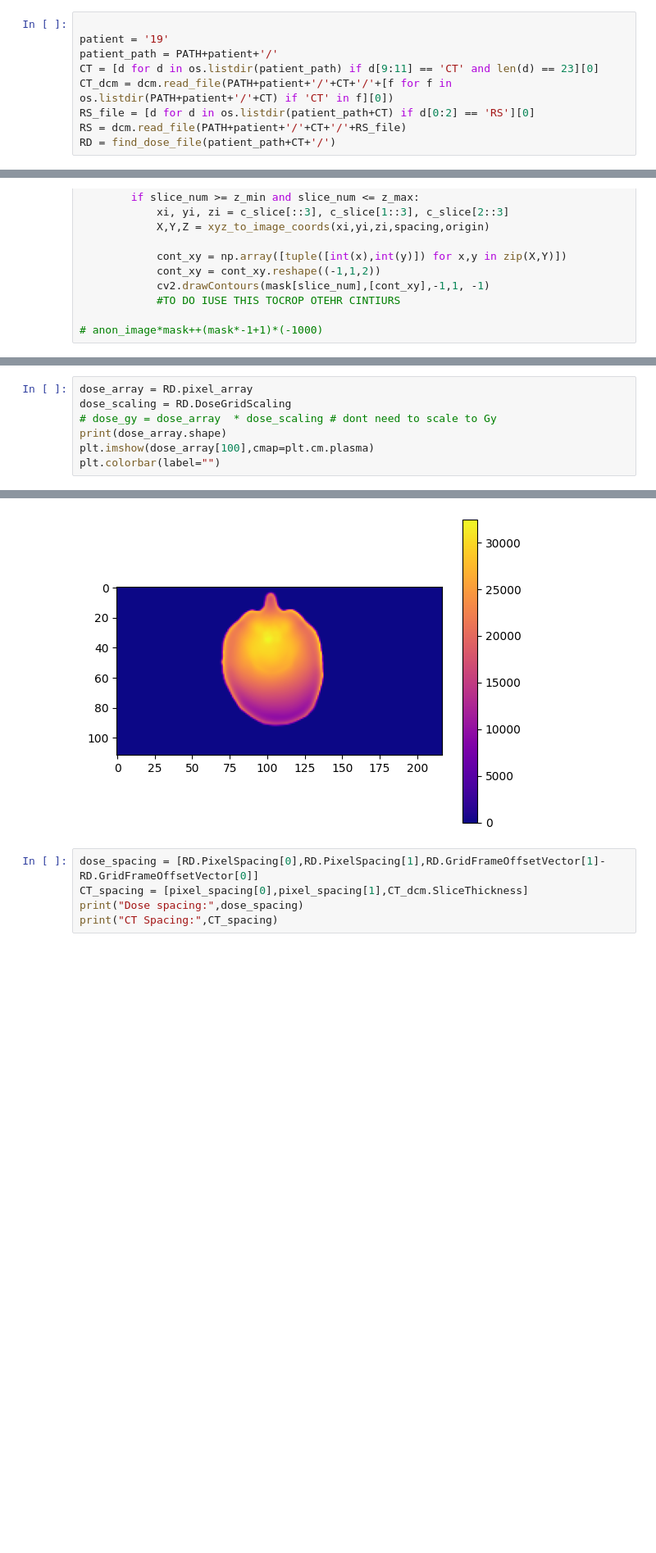
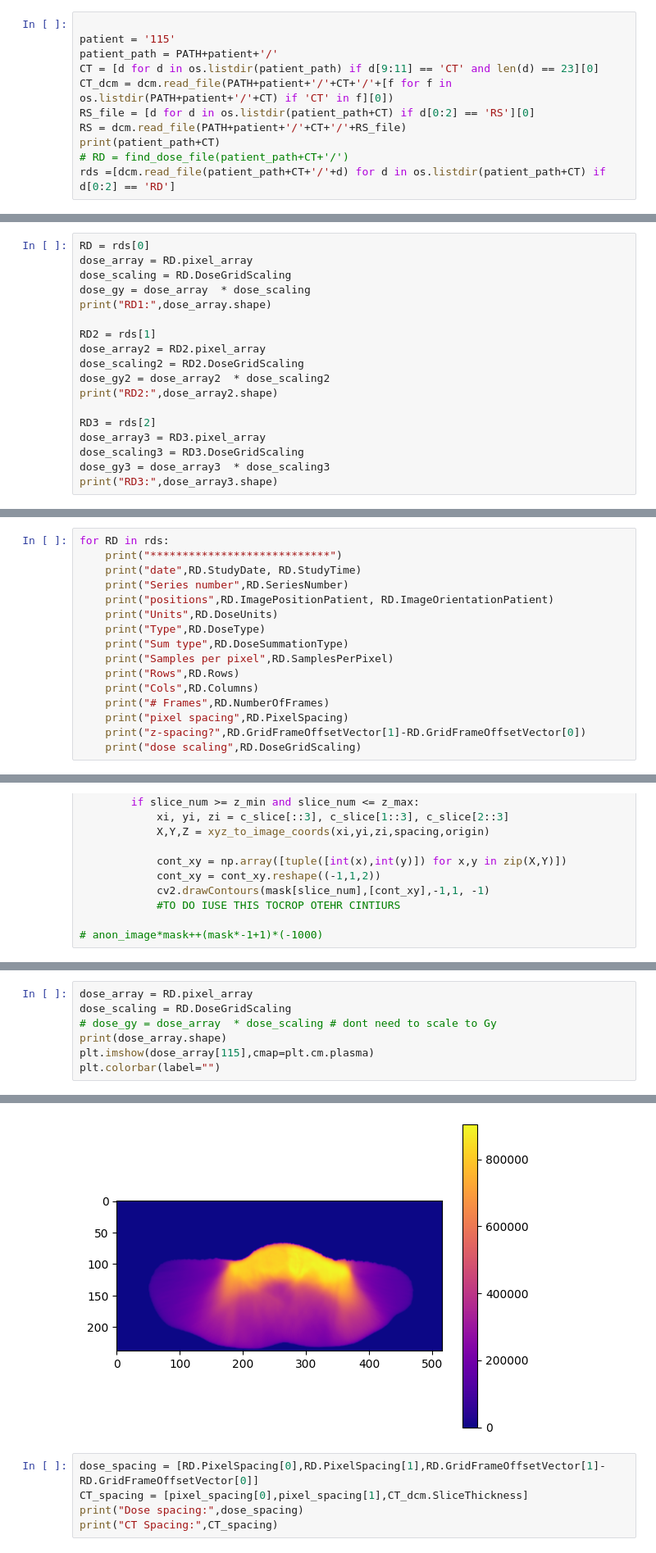
Before and after one commit to kildealab/defaceRT, a Jupyter notebook: Deface Dose Map Tests.ipynb, the cells around one changed output, grey strips where cells are left out. Shown at 82% size. Drawn from its saved outputs; the diff is of its cells as text; blank space fills up the shorter version.

```diff
--- a/Deface Dose Map Tests.ipynb
+++ b/Deface Dose Map Tests.ipynb
@@ -172,10 +172,12 @@ def resize_dose_map_3D(dose_map,new_size, spacing, new_origin, old_origin,defaul
 PATH = '/mnt/iDriveShare/Kayla/CBCT_images/kayla_extracted/' # Path to patient files
 # %%
 
-patient = '19'
+patient = '115'
 patient_path = PATH+patient+'/'
 CT = [d for d in os.listdir(patient_path) if d[9:11] == 'CT' and len(d) == 23][0]
 CT_dcm = dcm.read_file(PATH+patient+'/'+CT+'/'+[f for f in os.listdir(PATH+patient+'/'+CT) if 'CT' in f][0])
 RS_file = [d for d in os.listdir(patient_path+CT) if d[0:2] == 'RS'][0]
 RS = dcm.read_file(PATH+patient+'/'+CT+'/'+RS_file)
-RD = find_dose_file(patient_path+CT+'/')
+print(patient_path+CT)
+# RD = find_dose_file(patient_path+CT+'/')
+rds =[dcm.read_file(patient_path+CT+'/'+d) for d in os.listdir(patient_path+CT) if d[0:2] == 'RD']
@@ -190,0 +186,18 @@ img_slice = 100
+# %%
+RD = rds[0]
+dose_array = RD.pixel_array
+dose_scaling = RD.DoseGridScaling
+dose_gy = dose_array  * dose_scaling
+print("RD1:",dose_array.shape)
+
+RD2 = rds[1]
+dose_array2 = RD2.pixel_array
+dose_scaling2 = RD2.DoseGridScaling
+dose_gy2 = dose_array2  * dose_scaling2
+print("RD2:",dose_array2.shape)
+
+RD3 = rds[2]
+dose_array3 = RD3.pixel_array
+dose_scaling3 = RD3.DoseGridScaling
+dose_gy3 = dose_array3  * dose_scaling3
+print("RD3:",dose_array3.shape)
@@ -196,0 +229,16 @@ plt.colorbar(label="Dose (Gy)")
+# %%
+for RD in rds:
+    print("****************************")
+    print("date",RD.StudyDate, RD.StudyTime)
+    print("Series number",RD.SeriesNumber)
+    print("positions",RD.ImagePositionPatient, RD.ImageOrientationPatient)
+    print("Units",RD.DoseUnits)
+    print("Type",RD.DoseType)
+    print("Sum type",RD.DoseSummationType)
+    print("Samples per pixel",RD.SamplesPerPixel)
+    print("Rows",RD.Rows)
+    print("Cols",RD.Columns)
+    print("# Frames",RD.NumberOfFrames)
+    print("pixel spacing",RD.PixelSpacing)
+    print("z-spacing?",RD.GridFrameOffsetVector[1]-RD.GridFrameOffsetVector[0])
+    print("dose scaling",RD.DoseGridScaling)
@@ -341,6 +438,6 @@ dose_array = RD.pixel_array
 dose_scaling = RD.DoseGridScaling
 # dose_gy = dose_array  * dose_scaling # dont need to scale to Gy
 print(dose_array.shape)
-plt.imshow(dose_array[100],cmap=plt.cm.plasma)
+plt.imshow(dose_array[115],cmap=plt.cm.plasma)
 plt.colorbar(label="")
 # %% [output]
@@ -348,5 +445,5 @@ plt.colorbar(label="")
 <matplotlib.colorbar.Colorbar at 0x...>
-[figure, old version]
+[figure, new version]
 # %%
 dose_spacing = [RD.PixelSpacing[0],RD.PixelSpacing[1],RD.GridFrameOffsetVector[1]-RD.GridFrameOffsetVector[0]]
 CT_spacing = [pixel_spacing[0],pixel_spacing[1],CT_dcm.SliceThickness]
```
Also changed, not shown: parts of 22 cells of this notebook, 3 other files.
